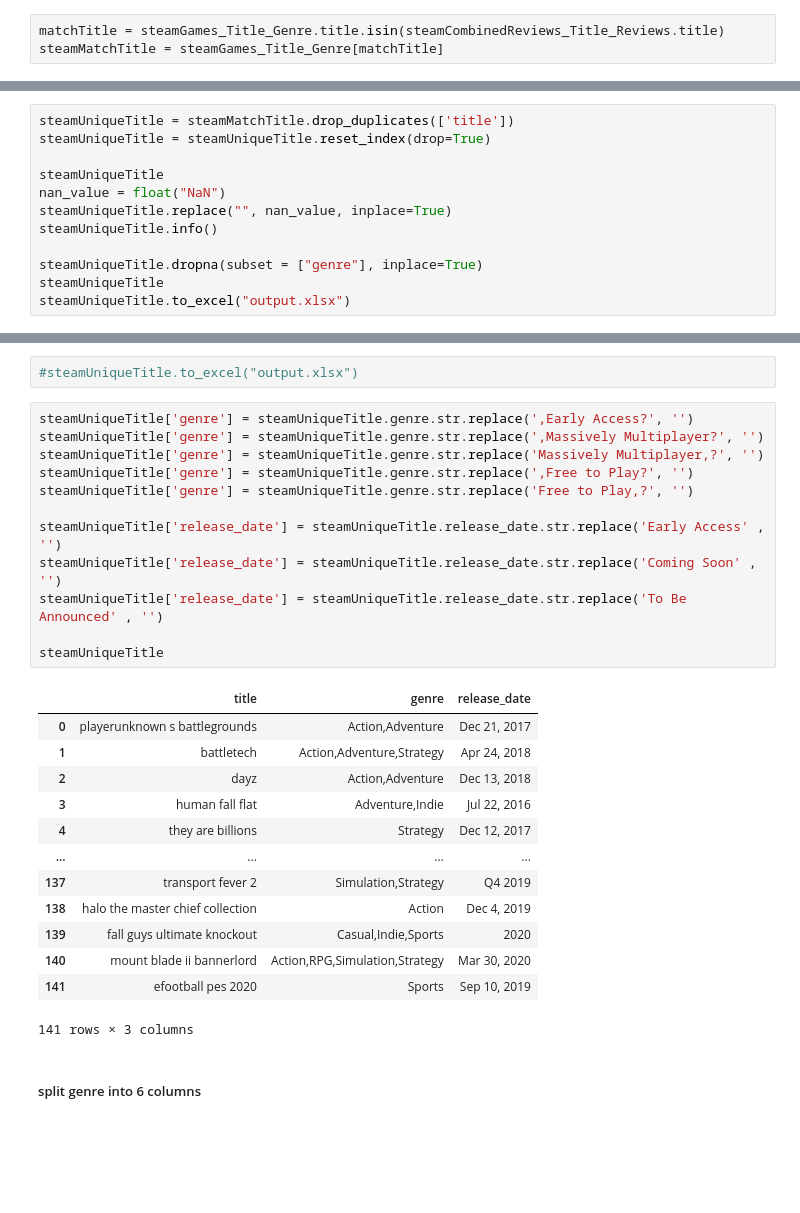
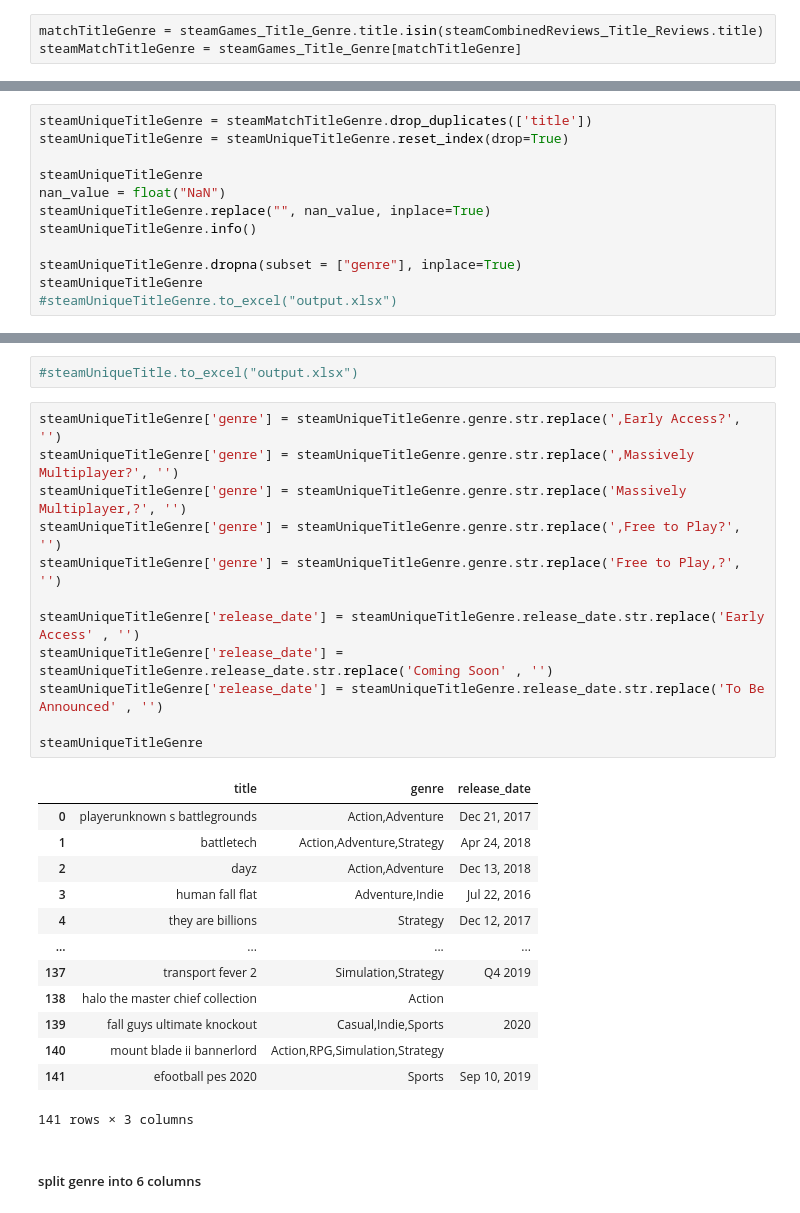
Before and after one commit to pyaepyaelily/videoGame, a Jupyter notebook: videoGame.ipynb, the cells around one changed output, grey strips where cells are left out. Cells and saved outputs as stored; diff of their text form; blank space fills up the shorter version.

```diff
--- a/videoGame.ipynb
+++ b/videoGame.ipynb
@@ -67,22 +87,22 @@ steamCombinedReviews_Title_Reviews = steamCombinedReviews[['title', 'review']]
 # %% [markdown]
 ##### matching title in steamGames with steamCombinedReview
 # %%
-matchTitle = steamGames_Title_Genre.title.isin(steamCombinedReviews_Title_Reviews.title)
-steamMatchTitle = steamGames_Title_Genre[matchTitle]
+matchTitleGenre = steamGames_Title_Genre.title.isin(steamCombinedReviews_Title_Reviews.title)
+steamMatchTitleGenre = steamGames_Title_Genre[matchTitleGenre]
 # %% [markdown]
 ##### dropping duplicate values
 # %%
-steamUniqueTitle = steamMatchTitle.drop_duplicates(['title'])
-steamUniqueTitle = steamUniqueTitle.reset_index(drop=True)
+steamUniqueTitleGenre = steamMatchTitleGenre.drop_duplicates(['title'])
+steamUniqueTitleGenre = steamUniqueTitleGenre.reset_index(drop=True)
 
-steamUniqueTitle
+steamUniqueTitleGenre
 nan_value = float("NaN")
-steamUniqueTitle.replace("", nan_value, inplace=True)
-steamUniqueTitle.info()
+steamUniqueTitleGenre.replace("", nan_value, inplace=True)
+steamUniqueTitleGenre.info()
 
-steamUniqueTitle.dropna(subset = ["genre"], inplace=True)
-steamUniqueTitle
-steamUniqueTitle.to_excel("output.xlsx")
+steamUniqueTitleGenre.dropna(subset = ["genre"], inplace=True)
+steamUniqueTitleGenre
+#steamUniqueTitleGenre.to_excel("output.xlsx")
 # %% [output]
 <class 'pandas.core.frame.DataFrame'>
 RangeIndex: 142 entries, 0 to 141
@@ -99,29 +132,29 @@ memory usage: 3.5+ KB
 # %%
 #steamUniqueTitle.to_excel("output.xlsx")
 # %%
-steamUniqueTitle['genre'] = steamUniqueTitle.genre.str.replace(',Early Access?', '')
-steamUniqueTitle['genre'] = steamUniqueTitle.genre.str.replace(',Massively Multiplayer?', '')
-steamUniqueTitle['genre'] = steamUniqueTitle.genre.str.replace('Massively Multiplayer,?', '')
-steamUniqueTitle['genre'] = steamUniqueTitle.genre.str.replace(',Free to Play?', '')
-steamUniqueTitle['genre'] = steamUniqueTitle.genre.str.replace('Free to Play,?', '')
+steamUniqueTitleGenre['genre'] = steamUniqueTitleGenre.genre.str.replace(',Early Access?', '')
+steamUniqueTitleGenre['genre'] = steamUniqueTitleGenre.genre.str.replace(',Massively Multiplayer?', '')
+steamUniqueTitleGenre['genre'] = steamUniqueTitleGenre.genre.str.replace('Massively Multiplayer,?', '')
+steamUniqueTitleGenre['genre'] = steamUniqueTitleGenre.genre.str.replace(',Free to Play?', '')
+steamUniqueTitleGenre['genre'] = steamUniqueTitleGenre.genre.str.replace('Free to Play,?', '')
 
-steamUniqueTitle['release_date'] = steamUniqueTitle.release_date.str.replace('Early Access' , '')
-steamUniqueTitle['release_date'] = steamUniqueTitle.release_date.str.replace('Coming Soon' , '')
-steamUniqueTitle['release_date'] = steamUniqueTitle.release_date.str.replace('To Be Announced' , '')
+steamUniqueTitleGenre['release_date'] = steamUniqueTitleGenre.release_date.str.replace('Early Access' , '')
+steamUniqueTitleGenre['release_date'] = steamUniqueTitleGenre.release_date.str.replace('Coming Soon' , '')
+steamUniqueTitleGenre['release_date'] = steamUniqueTitleGenre.release_date.str.replace('To Be Announced' , '')
 
-steamUniqueTitle
+steamUniqueTitleGenre
 # %% [output]
 |  | title | genre | release_date |
 | 0 | playerunknown s battlegrounds | Action,Adventure | Dec 21, 2017 |
 | 1 | battletech | Action,Adventure,Strategy | Apr 24, 2018 |
 | 2 | dayz | Action,Adventure | Dec 13, 2018 |
 | 3 | human fall flat | Adventure,Indie | Jul 22, 2016 |
 | 4 | they are billions | Strategy | Dec 12, 2017 |
 | ... | ... | ... | ... |
 | 137 | transport fever 2 | Simulation,Strategy | Q4 2019 |
-| 138 | halo the master chief collection | Action | Dec 4, 2019 |
+| 138 | halo the master chief collection | Action |  |
 | 139 | fall guys ultimate knockout | Casual,Indie,Sports | 2020 |
-| 140 | mount blade ii bannerlord | Action,RPG,Simulation,Strategy | Mar 30, 2020 |
+| 140 | mount blade ii bannerlord | Action,RPG,Simulation,Strategy |  |
 | 141 | efootball pes 2020 | Sports | Sep 10, 2019 |
 141 rows × 3 columns
 # %% [markdown]
```
Also changed, not shown: parts of 12 cells of this notebook.
